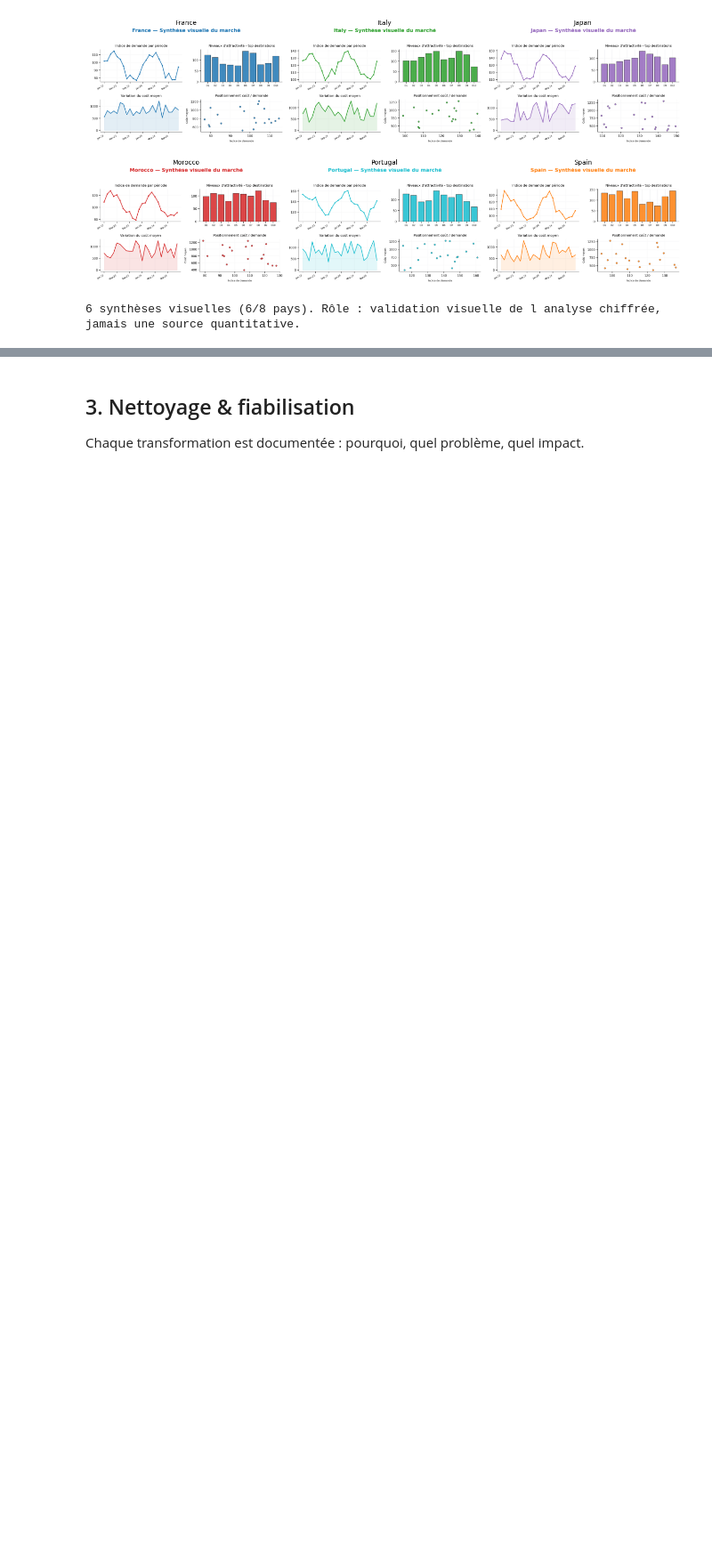
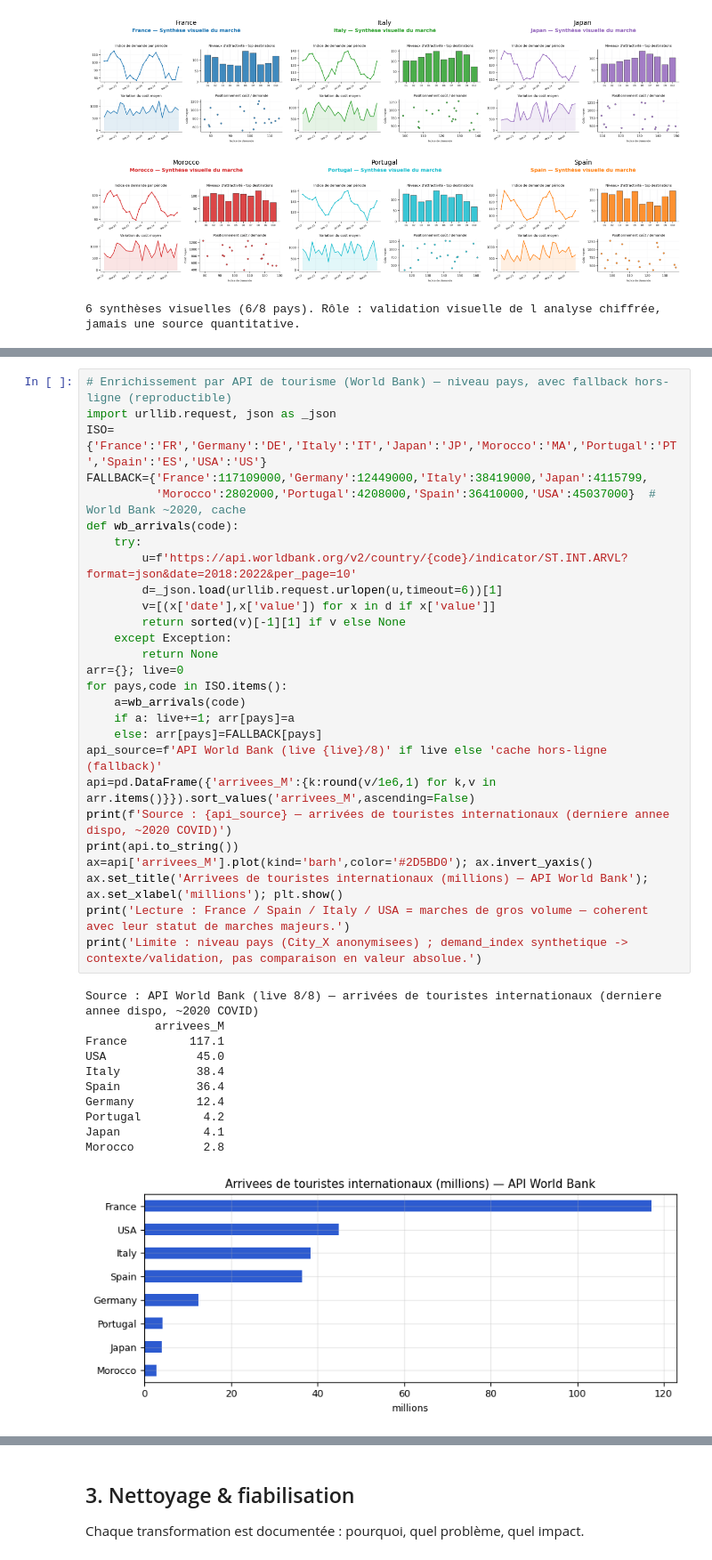
Before and after one commit to kteken10/aed_examen_final, a Jupyter notebook: rendu_final/01_pipeline_tourisme.ipynb, the cells around one changed output, grey strips where cells are left out. Shown at 89% size. Saved outputs shown, nothing was run; the diff lists cells and outputs as text; blank space fills up the shorter version.

```diff
--- a/rendu_final/01_pipeline_tourisme.ipynb
+++ b/rendu_final/01_pipeline_tourisme.ipynb
@@ -176,0 +181,39 @@ print(f'{len(imgs)} synthèses visuelles (6/8 pays). Rôle : validation visuelle
+# %%
+# Enrichissement par API de tourisme (World Bank) — niveau pays, avec fallback hors-ligne (reproductible)
+import urllib.request, json as _json
+ISO={'France':'FR','Germany':'DE','Italy':'IT','Japan':'JP','Morocco':'MA','Portugal':'PT','Spain':'ES','USA':'US'}
+FALLBACK={'France':117109000,'Germany':12449000,'Italy':38419000,'Japan':4115799,
+          'Morocco':2802000,'Portugal':4208000,'Spain':36410000,'USA':45037000}  # World Bank ~2020, cache
+def wb_arrivals(code):
+    try:
+        u=f'https://api.worldbank.org/v2/country/{code}/indicator/ST.INT.ARVL?format=json&date=2018:2022&per_page=10'
+        d=_json.load(urllib.request.urlopen(u,timeout=6))[1]
+        v=[(x['date'],x['value']) for x in d if x['value']]
+        return sorted(v)[-1][1] if v else None
+    except Exception:
+        return None
+arr={}; live=0
+for pays,code in ISO.items():
+    a=wb_arrivals(code)
+    if a: live+=1; arr[pays]=a
+    else: arr[pays]=FALLBACK[pays]
+api_source=f'API World Bank (live {live}/8)' if live else 'cache hors-ligne (fallback)'
+api=pd.DataFrame({'arrivees_M':{k:round(v/1e6,1) for k,v in arr.items()}}).sort_values('arrivees_M',ascending=False)
+print(f'Source : {api_source} — arrivées de touristes internationaux (derniere annee dispo, ~2020 COVID)')
+print(api.to_string())
+ax=api['arrivees_M'].plot(kind='barh',color='#2D5BD0'); ax.invert_yaxis()
+ax.set_title('Arrivees de touristes internationaux (millions) — API World Bank'); ax.set_xlabel('millions'); plt.show()
+print('Lecture : France / Spain / Italy / USA = marches de gros volume — coherent avec leur statut de marches majeurs.')
+print('Limite : niveau pays (City_X anonymisees) ; demand_index synthetique -> contexte/validation, pas comparaison en valeur absolue.')
+# %% [output]
+Source : API World Bank (live 8/8) — arrivées de touristes internationaux (derniere annee dispo, ~2020 COVID)
+          arrivees_M
+France         117.1
+USA             45.0
+Italy           38.4
+Spain           36.4
+Germany         12.4
+Portugal         4.2
+Japan            4.1
+Morocco          2.8
+[figure, added]
```
Also changed, not shown: parts of 2 cells of this notebook, 5 other files.
